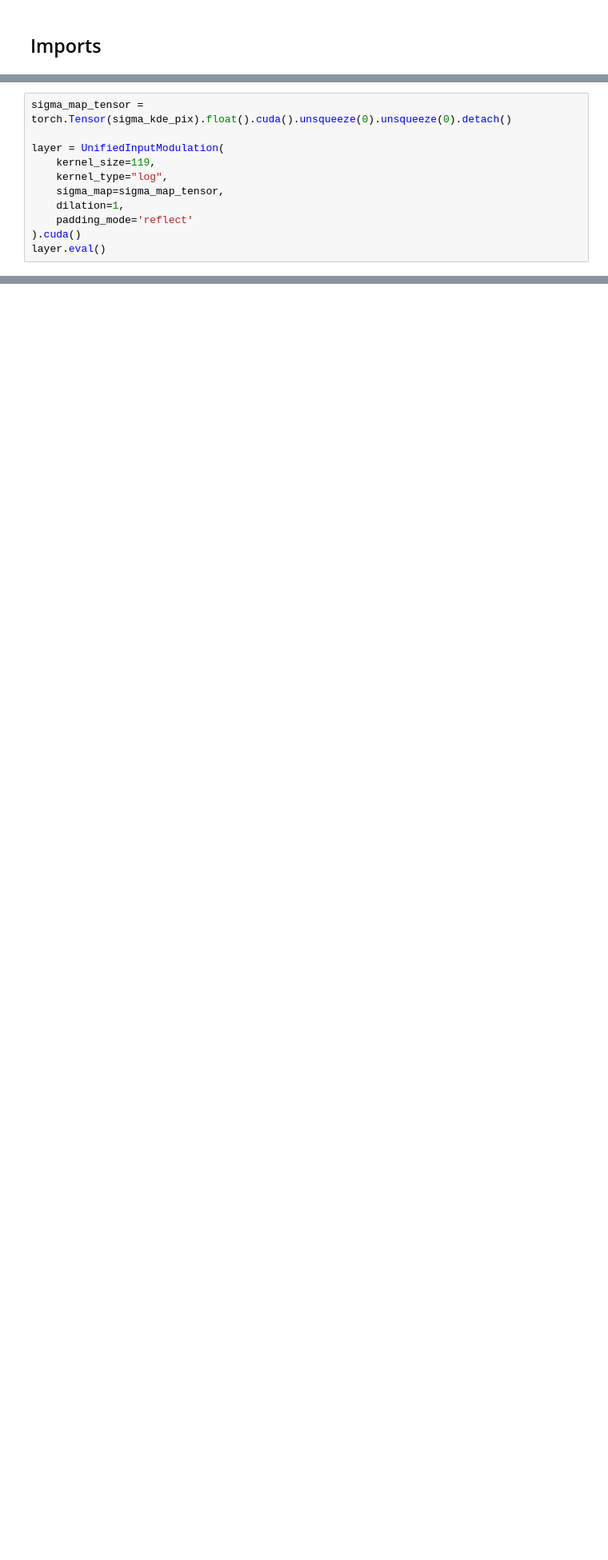
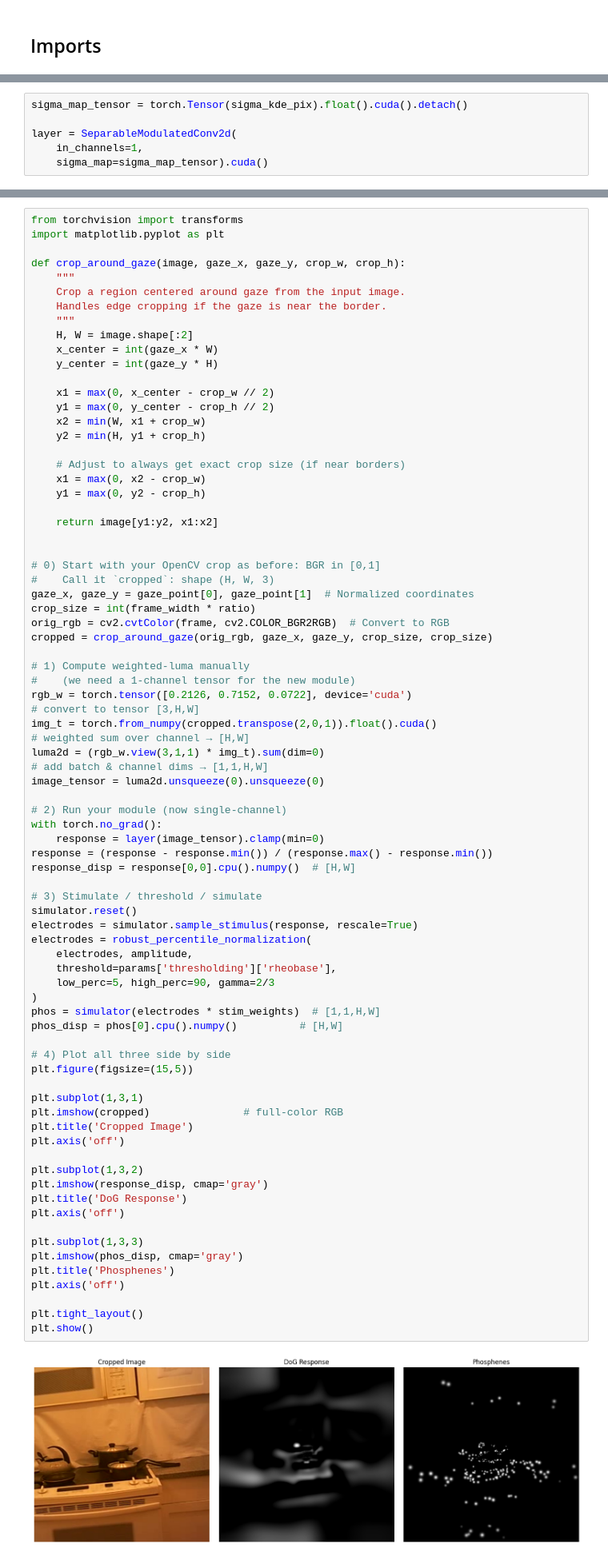
Before and after one commit to MichelleAppel/SCAPE, a Jupyter notebook: notebooks/gaze_demo.ipynb, the cells around one changed output, grey strips where cells are left out. Shown at 80% size. Drawn from its saved outputs; the diff is of its cells as text; blank space fills up the shorter version.

Commit message:
separable DoG implementation

```diff
--- a/notebooks/gaze_demo.ipynb
+++ b/notebooks/gaze_demo.ipynb
@@ -330,11 +330,6 @@ plt.show()
 # %%
-sigma_map_tensor = torch.Tensor(sigma_kde_pix).float().cuda().unsqueeze(0).unsqueeze(0).detach()
+sigma_map_tensor = torch.Tensor(sigma_kde_pix).float().cuda().detach()
 
-layer = UnifiedInputModulation(
-    kernel_size=119,
-    kernel_type="log",
-    sigma_map=sigma_map_tensor,
-    dilation=1,
-    padding_mode='reflect'
-).cuda()
-layer.eval()
+layer = SeparableModulatedConv2d(
+    in_channels=1,
+    sigma_map=sigma_map_tensor).cuda()
@@ -559,0 +381,81 @@ plt.show()
+# %%
+from torchvision import transforms
+import matplotlib.pyplot as plt
+
+def crop_around_gaze(image, gaze_x, gaze_y, crop_w, crop_h):
+    """
+    Crop a region centered around gaze from the input image.
+    Handles edge cropping if the gaze is near the border.
+    """
+    H, W = image.shape[:2]
+    x_center = int(gaze_x * W)
+    y_center = int(gaze_y * H)
+
+    x1 = max(0, x_center - crop_w // 2)
+    y1 = max(0, y_center - crop_h // 2)
+    x2 = min(W, x1 + crop_w)
+    y2 = min(H, y1 + crop_h)
+
+    # Adjust to always get exact crop size (if near borders)
+    x1 = max(0, x2 - crop_w)
+    y1 = max(0, y2 - crop_h)
+
+    return image[y1:y2, x1:x2]
+
+
+# 0) Start with your OpenCV crop as before: BGR in [0,1]
+#    Call it `cropped`: shape (H, W, 3)
+gaze_x, gaze_y = gaze_point[0], gaze_point[1]  # Normalized coordinates
+crop_size = int(frame_width * ratio)
+orig_rgb = cv2.cvtColor(frame, cv2.COLOR_BGR2RGB)  # Convert to RGB
+cropped = crop_around_gaze(orig_rgb, gaze_x, gaze_y, crop_size, crop_size)
+
+# 1) Compute weighted‐luma manually
+#    (we need a 1-channel tensor for the new module)
+rgb_w = torch.tensor([0.2126, 0.7152, 0.0722], device='cuda')
+# convert to tensor [3,H,W]
+img_t = torch.from_numpy(cropped.transpose(2,0,1)).float().cuda()
+# weighted sum over channel → [H,W]
+luma2d = (rgb_w.view(3,1,1) * img_t).sum(dim=0)
+# add batch & channel dims → [1,1,H,W]
+image_tensor = luma2d.unsqueeze(0).unsqueeze(0)
+
+# 2) Run your module (now single‐channel)
+with torch.no_grad():
+    response = layer(image_tensor).clamp(min=0)
+response = (response - response.min()) / (response.max() - response.min())
+response_disp = response[0,0].cpu().numpy()  # [H,W]
+
+# 3) Stimulate / threshold / simulate
+simulator.reset()
+electrodes = simulator.sample_stimulus(response, rescale=True)
+electrodes = robust_percentile_normalization(
+    electrodes, amplitude,
+    threshold=params['thresholding']['rheobase'],
+    low_perc=5, high_perc=90, gamma=2/3
+)
+phos = simulator(electrodes * stim_weights)  # [1,1,H,W]
+phos_disp = phos[0].cpu().numpy()          # [H,W]
+
+# 4) Plot all three side by side
+plt.figure(figsize=(15,5))
+
+plt.subplot(1,3,1)
+plt.imshow(cropped)               # full‐color RGB
+plt.title('Cropped Image')
+plt.axis('off')
+
+plt.subplot(1,3,2)
+plt.imshow(response_disp, cmap='gray')
+plt.title('DoG Response')
+plt.axis('off')
+
+plt.subplot(1,3,3)
+plt.imshow(phos_disp, cmap='gray')
+plt.title('Phosphenes')
+plt.axis('off')
+
+plt.tight_layout()
+plt.show()
+# %% [output]
+[figure, added]
```
Also changed, not shown: parts of 12 cells of this notebook, 7 other files.
